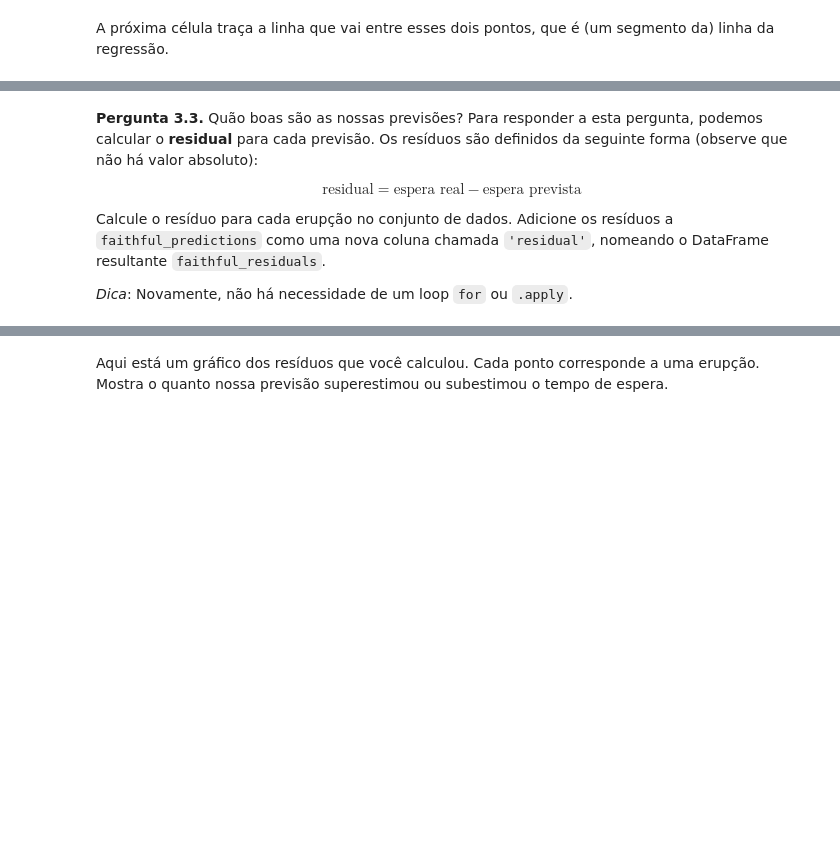
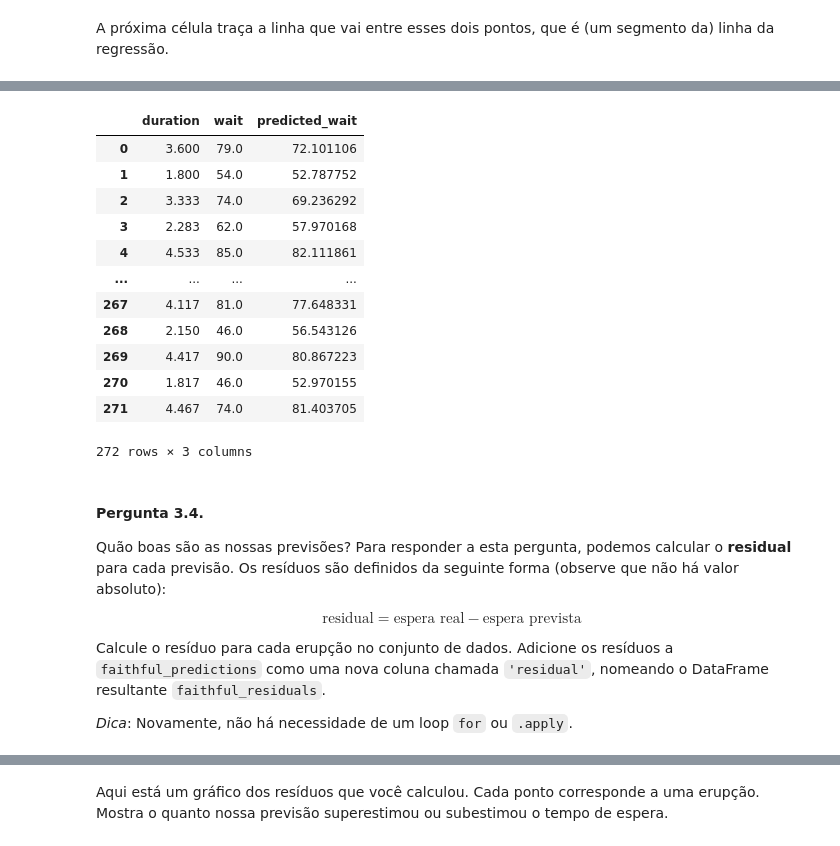
Before and after one commit to urielmoreirasilva/ICX532, a Jupyter notebook: labs_gabs/Laboratório 5 – Regressão (gabarito)/Laboratório 5 – Regressão (gabarito).ipynb, the cells around one changed output, grey strips where cells are left out. Cells and saved outputs as stored; diff of their text form; code cells hidden in the pictures; blank space fills up the shorter version.

```diff
--- a/labs_gabs/Laboratório 5 – Regressão (gabarito)/Laboratório 5 – Regressão (gabarito).ipynb
+++ b/labs_gabs/Laboratório 5 – Regressão (gabarito)/Laboratório 5 – Regressão (gabarito).ipynb
@@ -267,3 +274,6 @@ plot_data_and_line(faithful, 'duration', 'wait',
 Observe que sabemos exatamente quais foram os verdadeiros tempos de espera para cada erupção em nosso conjunto de dados!  Estamos fazendo isso para que possamos ver quão precisas são nossas previsões.
 
 *Dica*: Não há necessidade de um loop `for` ou mesmo `.apply`; use aritmética de série.
+# %%
+predicted_wait = intercept + slope * faithful.get("duration")
+predicted_wait
@@ -270,8 +305,24 @@ Observe que sabemos exatamente quais foram os verdadeiros tempos de espera para
 # %%
-faithful_predictions = ...
+faithful_predictions = faithful.assign(predicted_wait = predicted_wait)
 faithful_predictions
+# %% [output]
+|  | duration | wait | predicted_wait |
+| 0 | 3.600 | 79.0 | 72.101106 |
+| 1 | 1.800 | 54.0 | 52.787752 |
+| 2 | 3.333 | 74.0 | 69.236292 |
+| 3 | 2.283 | 62.0 | 57.970168 |
+| 4 | 4.533 | 85.0 | 82.111861 |
+| ... | ... | ... | ... |
+| 267 | 4.117 | 81.0 | 77.648331 |
+| 268 | 2.150 | 46.0 | 56.543126 |
+| 269 | 4.417 | 90.0 | 80.867223 |
+| 270 | 1.817 | 46.0 | 52.970155 |
+| 271 | 4.467 | 74.0 | 81.403705 |
+272 rows × 3 columns
 # %% [markdown]
-**Pergunta 3.3.** Quão boas são as nossas previsões? Para responder a esta pergunta, podemos calcular o **residual** para cada previsão. Os resíduos são definidos da seguinte forma (observe que não há valor absoluto):
+#### **Pergunta 3.4.**
+
+Quão boas são as nossas previsões? Para responder a esta pergunta, podemos calcular o **residual** para cada previsão. Os resíduos são definidos da seguinte forma (observe que não há valor absoluto):
 
 $$\text{residual} = \text{espera real} - \text{espera prevista}$$
 
```
Also changed, not shown: parts of 8 cells of this notebook.
